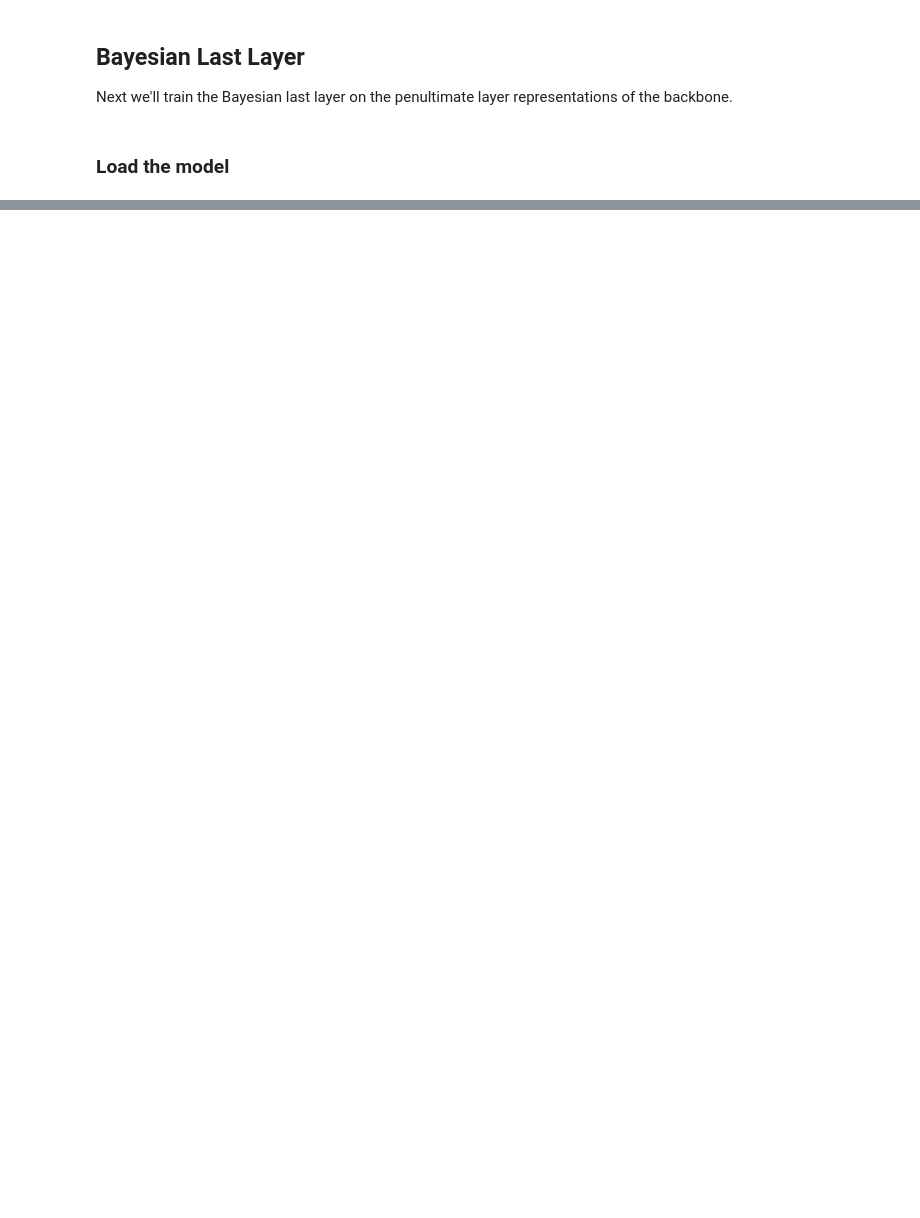
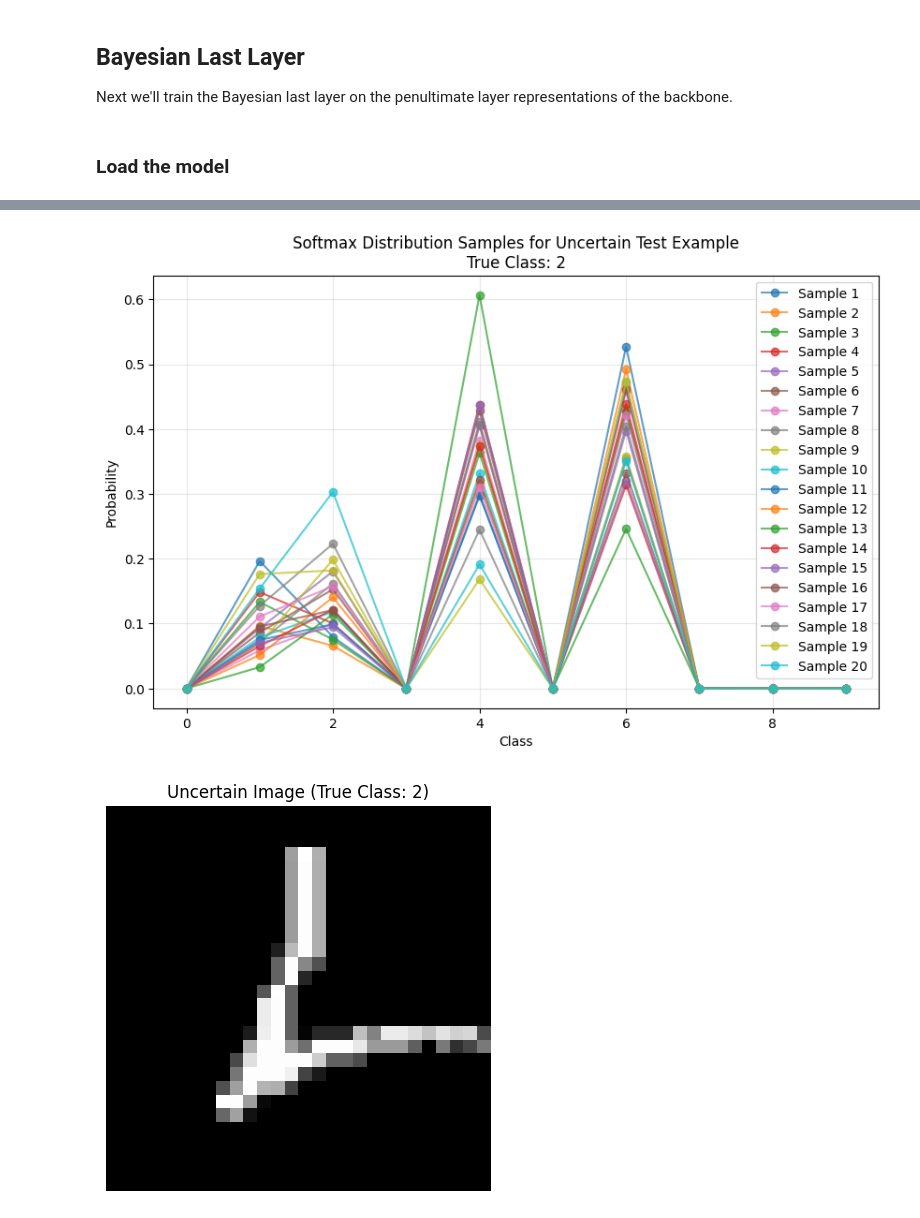
Before and after one commit to confinlay/Bayesian-CE, a Jupyter notebook: MyImplementation/training_notebooks/train-BLL.ipynb, the cells around one changed output, grey strips where cells are left out. Drawn from its saved outputs; the diff is of its cells as text; code cells hidden in the pictures; blank space fills up the shorter version.

```diff
--- a/MyImplementation/training_notebooks/train-BLL.ipynb
+++ b/MyImplementation/training_notebooks/train-BLL.ipynb
@@ -256,0 +268,54 @@ KeyError: 'total_entropy'
+# %%
+# Search for a test example with uncertain predictions
+test_iter = iter(testloader)
+found_uncertain = False
+max_tries = 100
+
+try:
+    while not found_uncertain:
+        x, y = next(test_iter)
+        # Look at each example in the batch
+        for i in range(len(x)):
+            x_single = x[i:i+1]
+            y_single = y[i:i+1]
+
+            # Get predictions from 5 different ensemble members
+            probs = bll.sample_predict(x_single, Nsamples=20)  # Shape: [5, 1, num_classes]
+            probs = probs.squeeze(1)  # Remove batch dimension -> [5, num_classes]
+
+            # Check if predictions are not all highly confident
+            max_probs = probs.max(dim=1)[0]
+            if max_probs.mean() < 0.5:  # If average confidence is less than 99.9%
+                found_uncertain = True
+                break
+
+except StopIteration:
+    if not found_uncertain:
+        print("Could not find uncertain prediction in entire test set")
+
+# Plot the softmax distributions
+plt.figure(figsize=(10, 6))
+x_axis = range(probs.shape[1])  # Range over number of classes
+
+for i in range(20):
+    plt.plot(x_axis, probs[i].cpu().numpy(), 'o-', alpha=0.7, label=f'Sample {i+1}')
+
+plt.xlabel('Class')
+plt.ylabel('Probability')
+plt.title(f'Softmax Distribution Samples for Uncertain Test Example\nTrue Class: {y_single.item()}')
+plt.legend()
+plt.grid(True, alpha=0.3)
+plt.show()
+
+# Display the uncertain image
+plt.figure(figsize=(5, 5))
+img = x_single.squeeze().cpu()
+if img.shape[0] == 1:  # If grayscale, remove channel dimension
+    img = img.squeeze(0)
+plt.imshow(img, cmap='gray' if len(img.shape) == 2 else None)
+plt.axis('off')
+plt.title(f'Uncertain Image (True Class: {y_single.item()})')
+plt.show()
+# %% [output]
+[figure, added]
+[figure, added]
```
Also changed, not shown: parts of 10 cells of this notebook, 18 other files.
